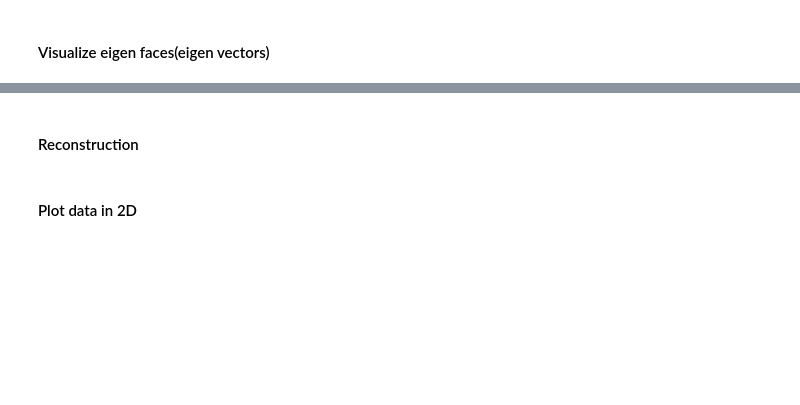
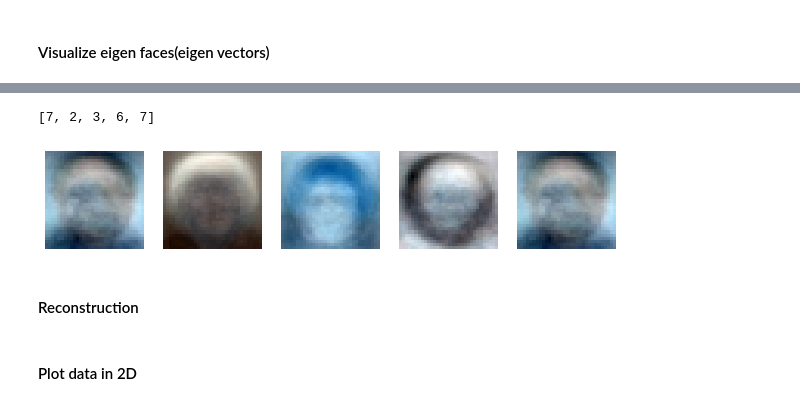
Before and after one commit to soumodiptab/Statistical-Methods-In-AI-Spring-22, a Jupyter notebook: Assignment2/2021201086_Assignment2_Q3.ipynb, the cells around one changed output, grey strips where cells are left out. Saved outputs shown, nothing was run; the diff lists cells and outputs as text; code cells hidden in the pictures; blank space fills up the shorter version.

```diff
--- a/Assignment2/2021201086_Assignment2_Q3.ipynb
+++ b/Assignment2/2021201086_Assignment2_Q3.ipynb
@@ -180,0 +228,7 @@ plot(eig_vecs,H,W,C, indices)
+# %%
+indices = [randrange(12)+1 for i in range(5)]
+print(indices)
+plot(eig_vector,H,W,C, indices)
+# %% [output]
+[7, 2, 3, 6, 7]
+[figure, added]
```
Also changed, not shown: parts of 13 cells of this notebook, 4 other files.
